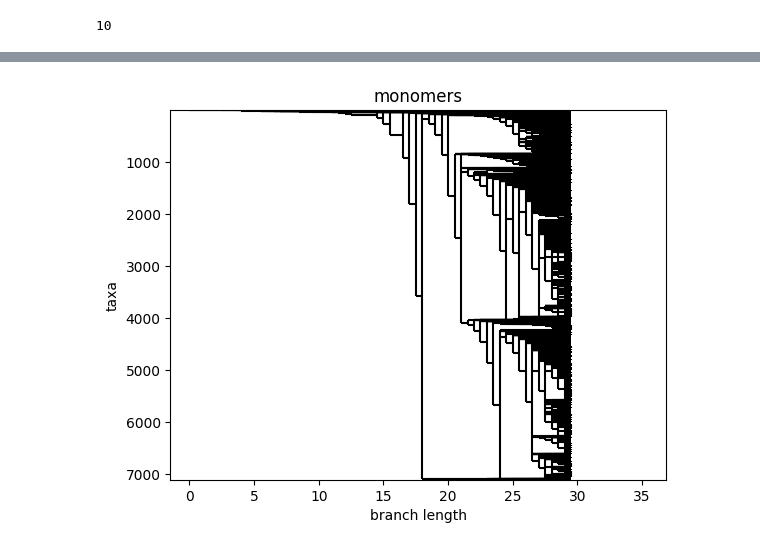
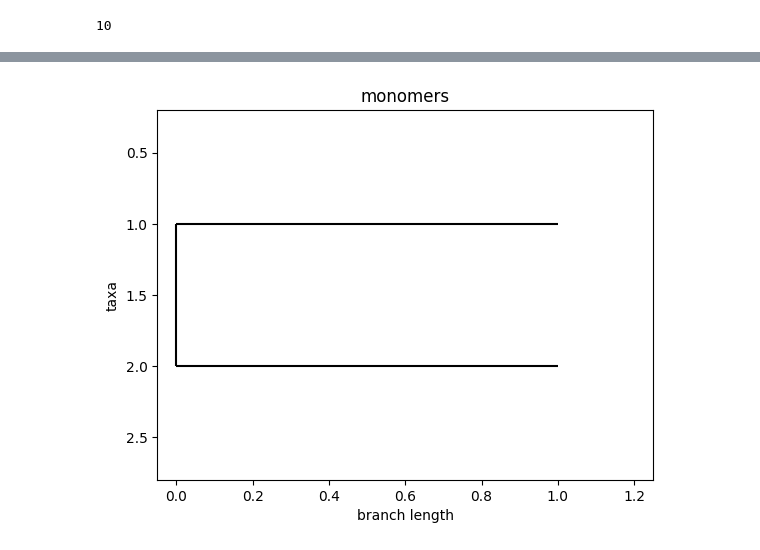
Before and after one commit to CENdetectHOR/CENdetectHOR_lib, a Jupyter notebook: hierarchicalClustering.ipynb, the cells around one changed output, grey strips where cells are left out. Cells and saved outputs as stored; diff of their text form; code cells hidden in the pictures.

```diff
--- a/hierarchicalClustering.ipynb
+++ b/hierarchicalClustering.ipynb
@@ -21,3 +27,5 @@ monomers_as_features = BED_file_to_features("./data/monomers/chr2_StringDecMon2e
+# %%
+monomers_as_features = monomers_as_features[0:sample_size]
 # %%
 monomers_as_seqs = [feature_to_seq(feature, references) for feature in monomers_as_features]
 # %%
@@ -27,4 +35,8 @@ len(monomers_as_seqs)
 # %%
 dist_matrix = np.load('data/dist_matrix.npy')
+# %%
+dist_matrix = dist_matrix[0:sample_size,0:sample_size]
 # %%
-phylogeny = hierarchical_clustering(monomers_as_features, dist_matrix)
+simple_phylogeny = hierarchical_clustering(dist_matrix=dist_matrix)
+# %%
+phylogeny = build_phylogeny(simple_phylogeny=simple_phylogeny, features=monomers_as_features, sort=False)
@@ -31,5 +65,5 @@ phylogeny = hierarchical_clustering(monomers_as_features, dist_matrix)
 # %%
-Phylo.draw(phylogeny, label_func=(lambda clade_name: None))
+Phylo.draw(phylogeny)
 # %% [output]
-[figure, old version]
+[figure, new version]
 # %%
```
Also changed, not shown: parts of 16 cells of this notebook.
